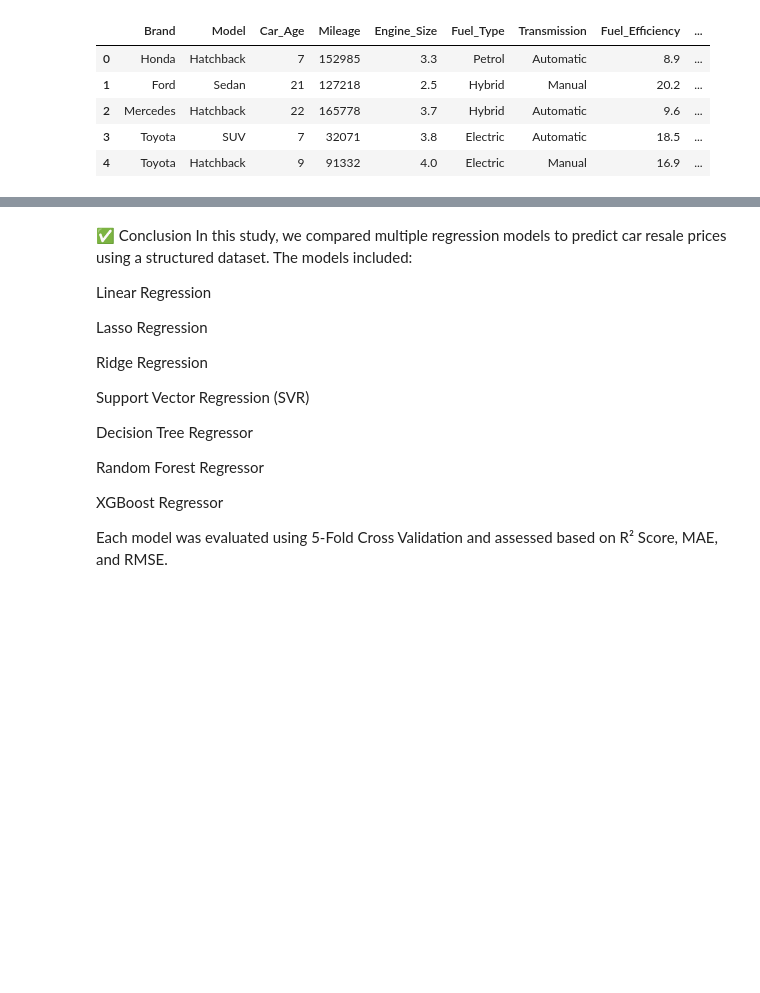
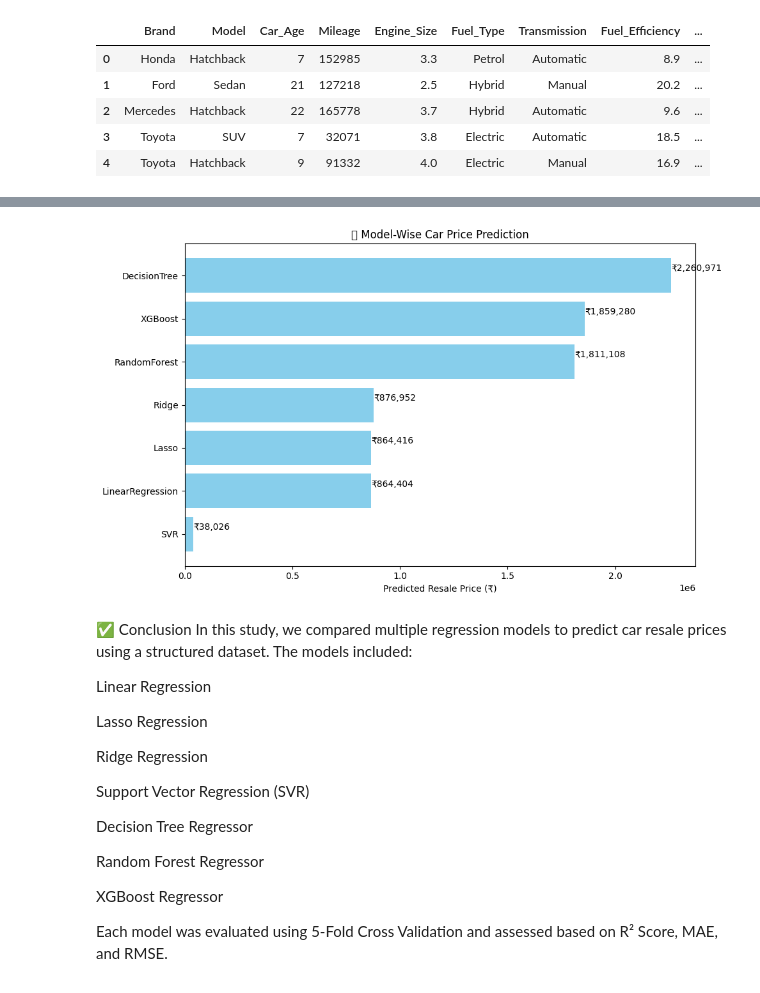
Before and after one commit to Sohini-coder/Car-Price-Prediction, a Jupyter notebook: Model_Comparison.ipynb, the cells around one changed output, grey strips where cells are left out. Saved outputs shown, nothing was run; the diff lists cells and outputs as text; code cells hidden in the pictures; blank space fills up the shorter version.

```diff
--- a/Model_Comparison.ipynb
+++ b/Model_Comparison.ipynb
@@ -37,3 +45,8 @@ y = df['Resale_Value']
+# %%
+#test/train split
+from sklearn.model_selection import train_test_split
+
+X_train, X_test, y_train, y_test = train_test_split(X, y, test_size=0.2, random_state=42)
 # %%
 # Preprocessing setup
 preprocessor = ColumnTransformer([
@@ -103,3 +165,26 @@ results_df
+# %%
+import matplotlib.pyplot as plt
+import pandas as pd
+
+# Convert predictions to DataFrame
+pred_df = pd.DataFrame.from_dict(model_predictions, orient='index', columns=["Predicted Price"])
+pred_df = pred_df.sort_values("Predicted Price", ascending=False)
+
+# Plot
+plt.figure(figsize=(10, 6))
+bars = plt.barh(pred_df.index, pred_df["Predicted Price"], color="skyblue")
+plt.xlabel("Predicted Resale Price (₹)")
+plt.title("📊 Model-Wise Car Price Prediction")
+plt.gca().invert_yaxis()
+
+# Add ₹ labels on bars
+for bar in bars:
+    plt.text(bar.get_width() + 1000, bar.get_y() + 0.3, f"₹{int(bar.get_width()):,}", fontsize=10)
+
+plt.tight_layout()
+plt.show()
+# %% [output]
+[figure, added]
 # %% [markdown]
 ✅ Conclusion
 In this study, we compared multiple regression models to predict car resale prices using a structured dataset. The models included:
```
Also changed, not shown: parts of 9 cells of this notebook, 9 other files.
